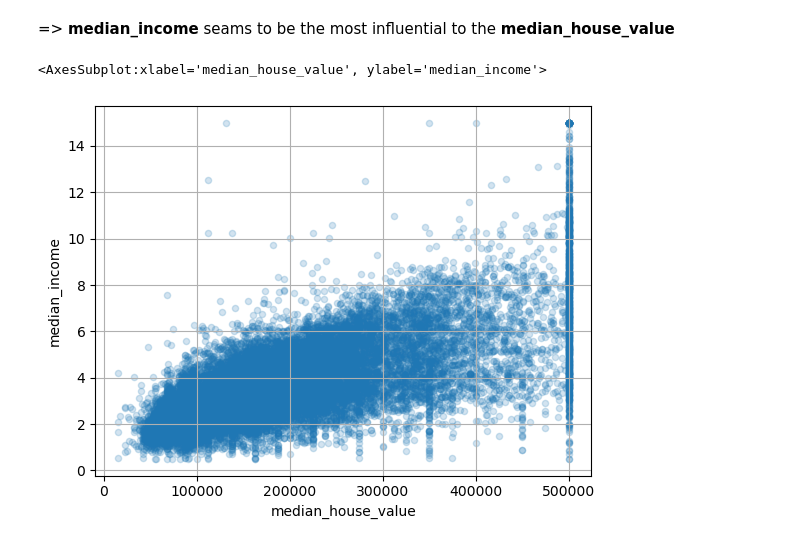
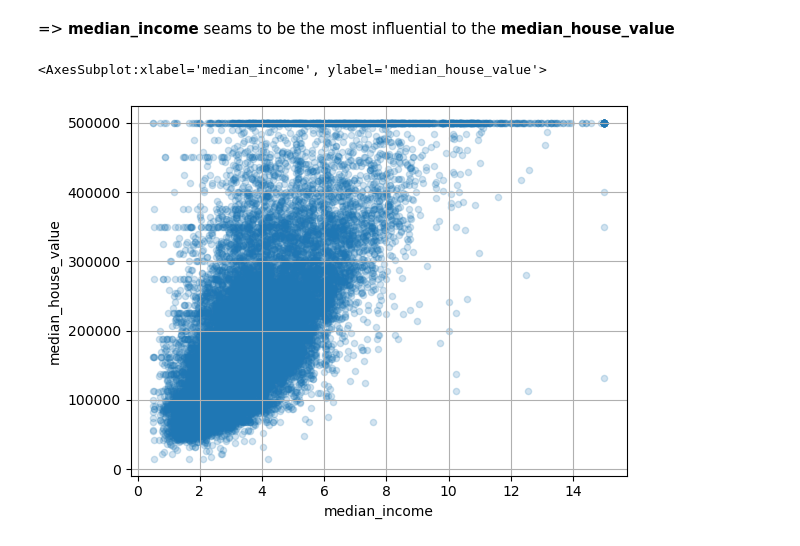
Before and after one commit to DurianDan/hands-on-machine-learning-tensorflow, a Jupyter notebook: chapter2/end-to-end-ML-project.ipynb, the cells around one changed output. Cells and saved outputs as stored; diff of their text form; code cells hidden in the pictures.

```diff
--- a/chapter2/end-to-end-ML-project.ipynb
+++ b/chapter2/end-to-end-ML-project.ipynb
@@ -241,11 +241,11 @@ Name: median_house_value, dtype: float64
 => **median_income** seams to be the most influential to the **median_house_value**
 # %%
 data.plot.scatter(
-    x="median_house_value",
-    y="median_income",
+    y="median_house_value",
+    x="median_income",
     alpha=.2,
     grid=True
 )
 # %% [output]
-<AxesSubplot:xlabel='median_house_value', ylabel='median_income'>
+<AxesSubplot:xlabel='median_income', ylabel='median_house_value'>
-[figure, old version]
+[figure, new version]
```
Also changed, not shown: parts of 24 cells of this notebook.
